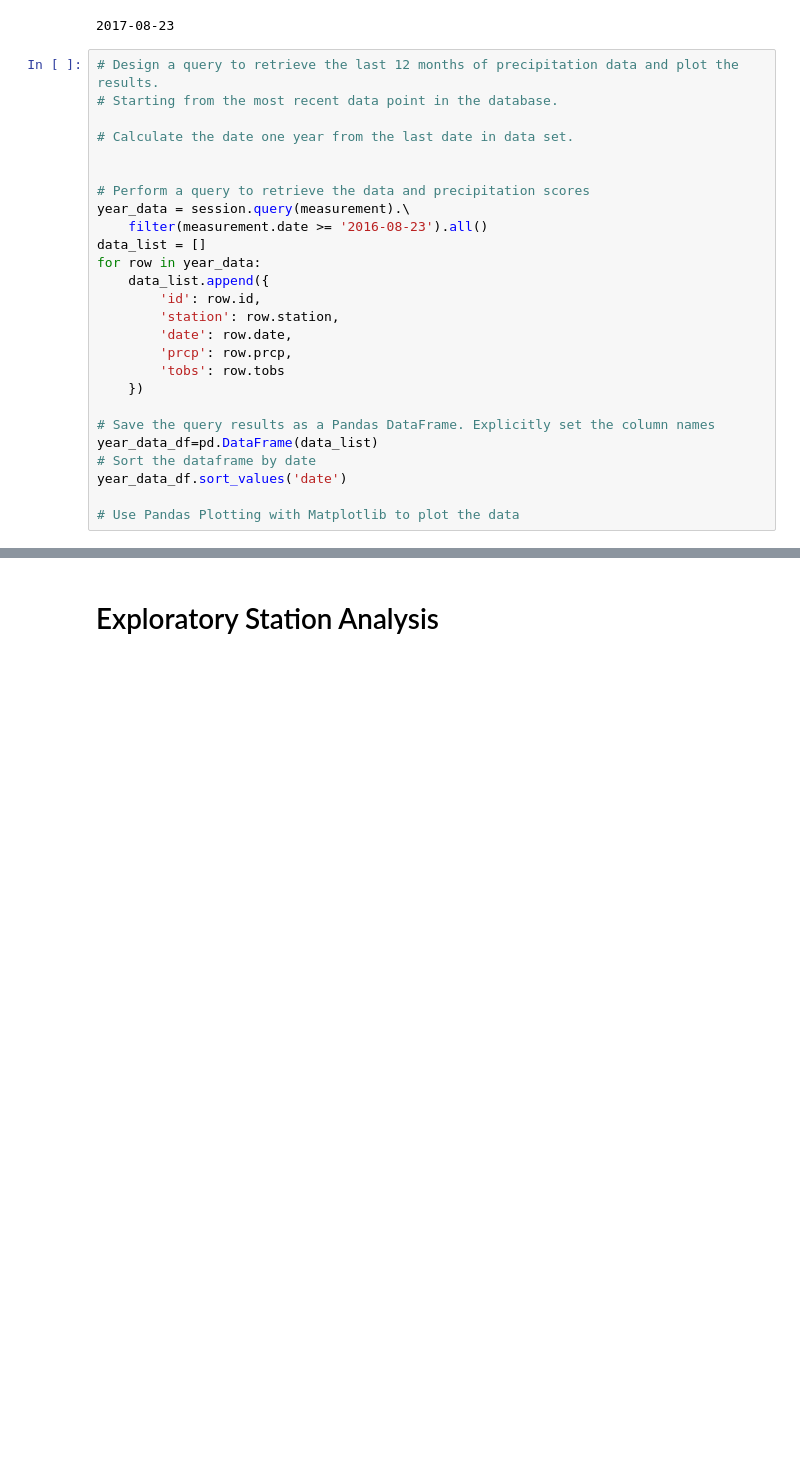
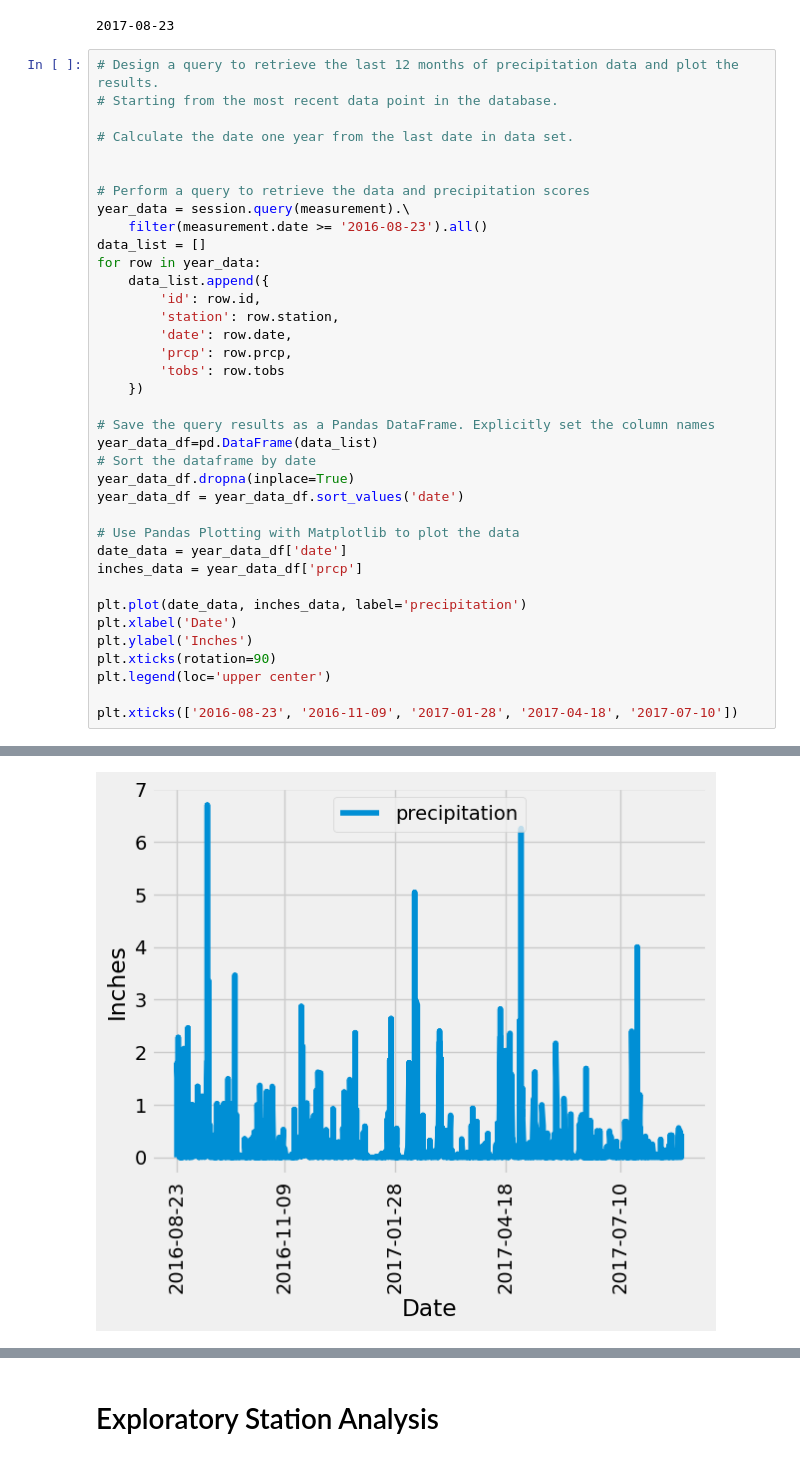
Before and after one commit to mgtaylor119/sqlalchemy-challenge, a Jupyter notebook: SurfsUp/climate.ipynb, the cells around one changed output, grey strips where cells are left out. Saved outputs shown, nothing was run; the diff lists cells and outputs as text; blank space fills up the shorter version.

Commit message:
completed precipitation secton with plot

```diff
--- a/SurfsUp/climate.ipynb
+++ b/SurfsUp/climate.ipynb
@@ -67,7 +67,18 @@ for row in year_data:
 # Save the query results as a Pandas DataFrame. Explicitly set the column names
 year_data_df=pd.DataFrame(data_list)
 # Sort the dataframe by date
-year_data_df.sort_values('date')
+year_data_df.dropna(inplace=True)
+year_data_df = year_data_df.sort_values('date')
 
 # Use Pandas Plotting with Matplotlib to plot the data
+date_data = year_data_df['date']
+inches_data = year_data_df['prcp']
+
+plt.plot(date_data, inches_data, label='precipitation')
+plt.xlabel('Date')
+plt.ylabel('Inches')
+plt.xticks(rotation=90)
+plt.legend(loc='upper center')
+
+plt.xticks(['2016-08-23', '2016-11-09', '2017-01-28', '2017-04-18', '2017-07-10'])
 # %% [output]
@@ -87,3 +95,4 @@ year_data_df.sort_values('date')
+[figure, added]
 # %%
 # Use Pandas to calculate the summary statistics for the precipitation data
 prcp_summary_stats_df = pd.DataFrame(year_data_df['prcp'].describe())
```
Also changed, not shown: parts of 6 cells of this notebook.
